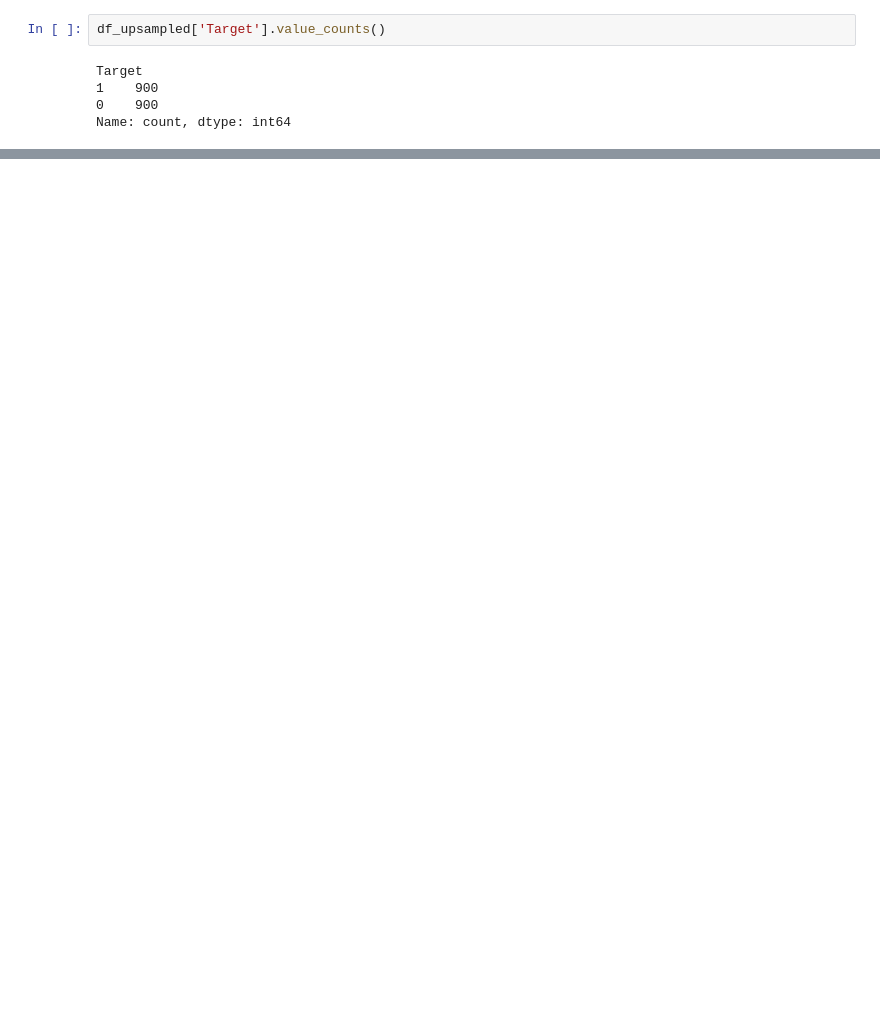
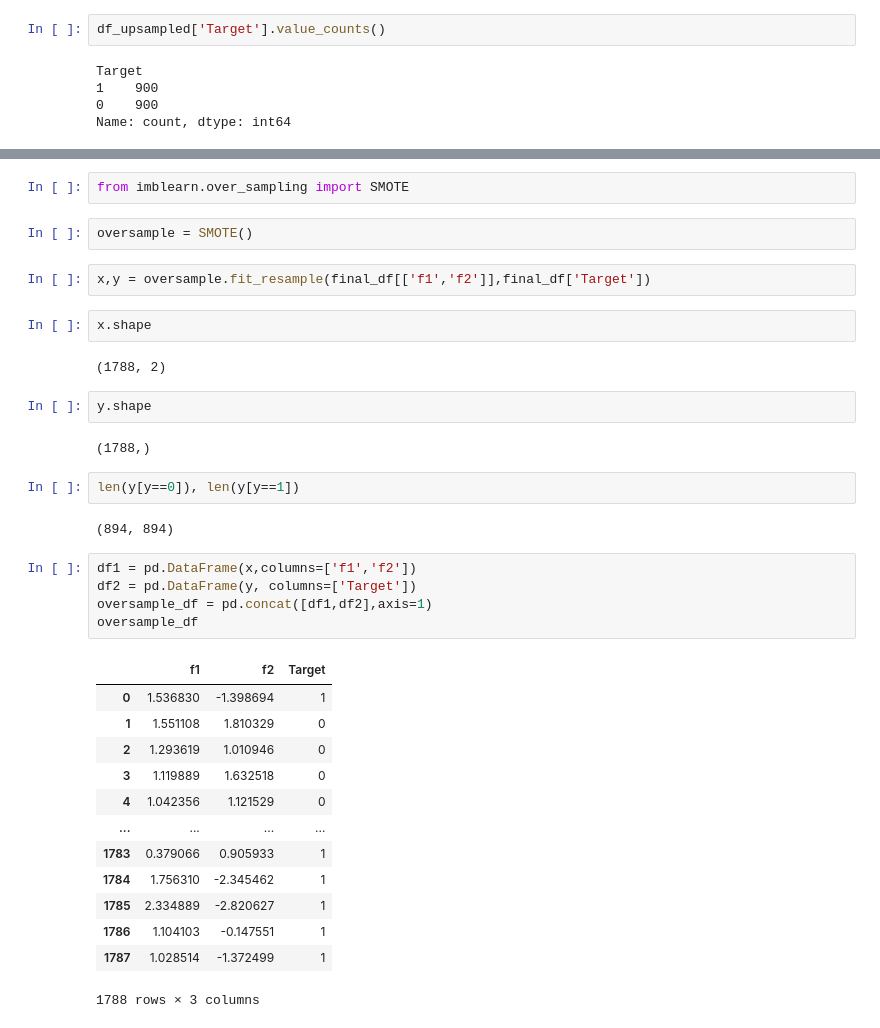
Before and after one commit to nachiket-mr360/DataScienceJourney, a Jupyter notebook: Machine Learning/handling_imbalanced_dataset.ipynb, the cells around one changed output, grey strips where cells are left out. Saved outputs shown, nothing was run; the diff lists cells and outputs as text; blank space fills up the shorter version.

```diff
--- a/Machine Learning/handling_imbalanced_dataset.ipynb
+++ b/Machine Learning/handling_imbalanced_dataset.ipynb
@@ -185,0 +281,37 @@ df_downsample
+# %%
+from imblearn.over_sampling import SMOTE
+# %%
+oversample = SMOTE()
+# %%
+x,y = oversample.fit_resample(final_df[['f1','f2']],final_df['Target'])
+# %%
+x.shape
+# %% [output]
+(1788, 2)
+# %%
+y.shape
+# %% [output]
+(1788,)
+# %%
+len(y[y==0]), len(y[y==1])
+# %% [output]
+(894, 894)
+# %%
+df1 = pd.DataFrame(x,columns=['f1','f2'])
+df2 = pd.DataFrame(y, columns=['Target'])
+oversample_df = pd.concat([df1,df2],axis=1)
+oversample_df
+# %% [output]
+|  | f1 | f2 | Target |
+| 0 | 1.536830 | -1.398694 | 1 |
+| 1 | 1.551108 | 1.810329 | 0 |
+| 2 | 1.293619 | 1.010946 | 0 |
+| 3 | 1.119889 | 1.632518 | 0 |
+| 4 | 1.042356 | 1.121529 | 0 |
+| ... | ... | ... | ... |
+| 1783 | 0.379066 | 0.905933 | 1 |
+| 1784 | 1.756310 | -2.345462 | 1 |
+| 1785 | 2.334889 | -2.820627 | 1 |
+| 1786 | 1.104103 | -0.147551 | 1 |
+| 1787 | 1.028514 | -1.372499 | 1 |
+1788 rows × 3 columns
```
Also changed, not shown: parts of 19 cells of this notebook.
